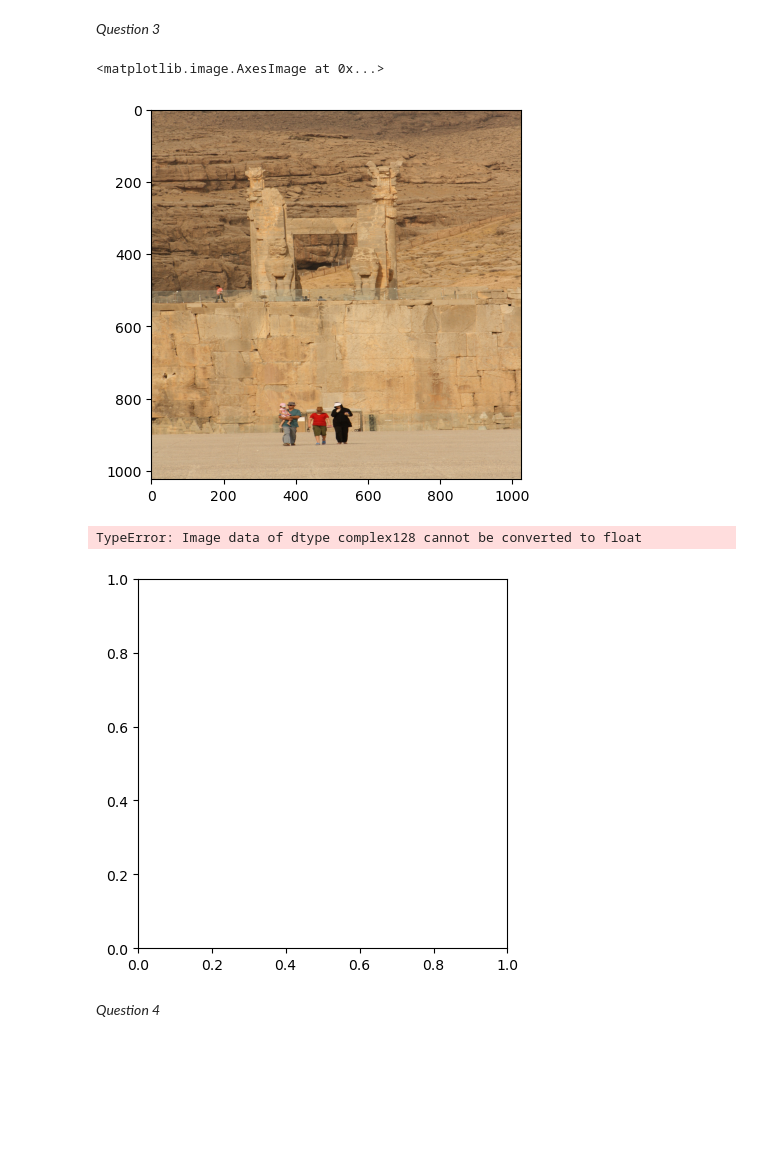
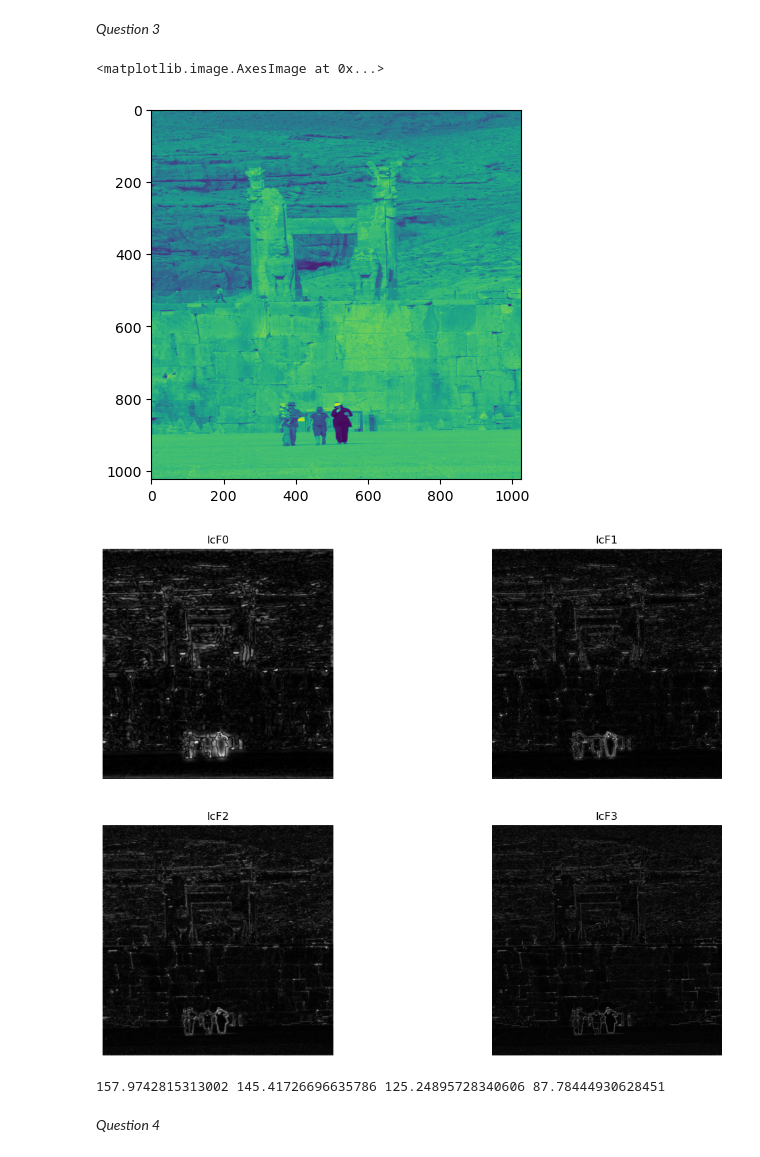
Before and after one commit to TZL0/cs4243_lab, a Jupyter notebook: notebook/cw1.ipynb, the cells around one changed output. Saved outputs shown, nothing was run; the diff lists cells and outputs as text; code cells hidden in the pictures; blank space fills up the shorter version.

```diff
--- a/notebook/cw1.ipynb
+++ b/notebook/cw1.ipynb
@@ -188,12 +204,13 @@ However, it's essential to note that the specific impact will depend on various
 # %%
 im_file_c = '/Users/tianze/cs4243_lab/CS4243_2023_images_small/IMG_0699_1024.png'
 img_c = cv2.imread(im_file_c)
-img_c = np.array(img_c[...,::-1])  # convert BGR to RGB
+# img_c = np.array(img_c[...,::-1])  # convert BGR to RGB
+img_c = cv2.cvtColor(img_c, cv2.COLOR_BGR2GRAY)
 
 plt.imshow(img_c)
 # %% [output]
 <matplotlib.image.AxesImage at 0x...>
-[figure, old version]
+[figure, new version]
 # %%
 def FFT_Shift(img):
 
@@ -204,39 +221,62 @@ def FFT_Shift(img):
 
     return f_shift
 # %%
-img_c_fft = FFT_Shift(img_c)
+f_c_shift = FFT_Shift(img_c)
+phase_c = np.angle(f_c_shift)
+magnitude_c = np.abs(f_c_shift)
 
-img_c_fft = cv2.cvtColor(img_c, cv2.COLOR_BGR2GRAY)
+
 
 F0 = ButterworthBandPass(1024, 1024, 0.05, 0.1, 1)
 F1 = ButterworthBandPass(1024, 1024, 0.1, 0.2, 1)
 F2 = ButterworthBandPass(1024, 1024, 0.2, 0.4, 1)
 F3 = ButterworthBandPass(1024, 1024, 0.4, 0.8, 1)
 
-FcF0 = img_c_fft * F0
-FcF1 = img_c_fft * F1
-FcF2 = img_c_fft * F2
-FcF3 = img_c_fft * F3
+FcF0 = magnitude_c * F0
+FcF1 = magnitude_c * F1
+FcF2 = magnitude_c * F2
+FcF3 = magnitude_c * F3
 
-IcF0 = np.fft.ifft2(FcF0)
-IcF1 = np.fft.ifft2(FcF1)
-IcF2 = np.fft.ifft2(FcF2)
-IcF3 = np.fft.ifft2(FcF3)
+FcF0 = np.multiply(FcF0, np.exp((1j) * (phase_c)))
+FcF1 = np.multiply(FcF1, np.exp((1j) * (phase_c)))
+FcF2 = np.multiply(FcF2, np.exp((1j) * (phase_c)))
+FcF3 = np.multiply(FcF3, np.exp((1j) * (phase_c)))
+
+IcF0 = np.fft.ifftshift(FcF0)
+IcF1 = np.fft.ifftshift(FcF1)
+IcF2 = np.fft.ifftshift(FcF2)
+IcF3 = np.fft.ifftshift(FcF3)
+
+IcF0 = np.abs(np.fft.ifft2(IcF0))
+IcF1 = np.abs(np.fft.ifft2(IcF1))
+IcF2 = np.abs(np.fft.ifft2(IcF2))
+IcF3 = np.abs(np.fft.ifft2(IcF3))
 
 PcF0 = am_power(IcF0)
 PcF1 = am_power(IcF1)
 PcF2 = am_power(IcF2)
 PcF3 = am_power(IcF3)
 
-plt.imshow(IcF0, cmap='gray')
-plt.imshow(IcF1, cmap='gray')
-plt.imshow(IcF2, cmap='gray')
-plt.imshow(IcF3, cmap='gray')
+# plt.imshow(IcF0, cmap='gray')
+# plt.imshow(IcF1, cmap='gray')
+# plt.imshow(IcF2, cmap='gray')
+# plt.imshow(IcF3, cmap='gray')
+
+plt.figure(figsize=(14, 10))
+plt.subplot(221), plt.imshow(IcF0, 'gray'), plt.title('IcF0')
+plt.axis('off')
+plt.subplot(222), plt.imshow(IcF1, 'gray'), plt.title('IcF1')
+plt.axis('off')
+plt.subplot(223), plt.imshow(IcF2, 'gray'), plt.title('IcF2')
+plt.axis('off')
+plt.subplot(224), plt.imshow(IcF3, 'gray'), plt.title('IcF3')
+plt.axis('off')
+plt.show()
 
 print(PcF0, PcF1, PcF2, PcF3)
 # %% [output]
+[figure, new version]
-TypeError: Image data of dtype complex128 cannot be converted to float
+157.9742815313002 145.41726696635786 125.24895728340606 87.78444930628451
-[figure, old version]
 # %% [markdown]
 *Question 4*
 # %%
```
Also changed, not shown: parts of 6 cells of this notebook.
